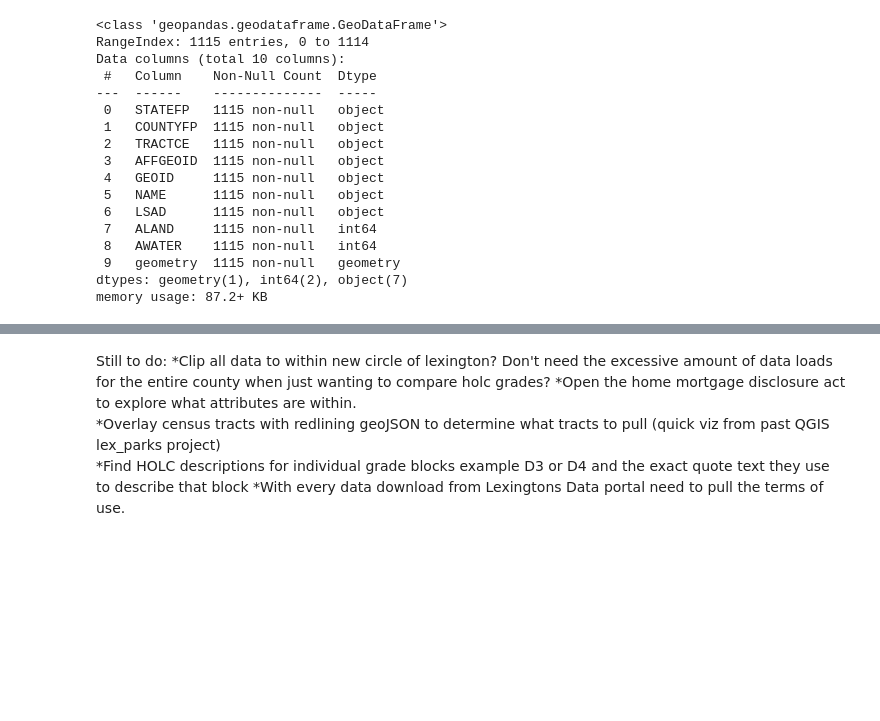
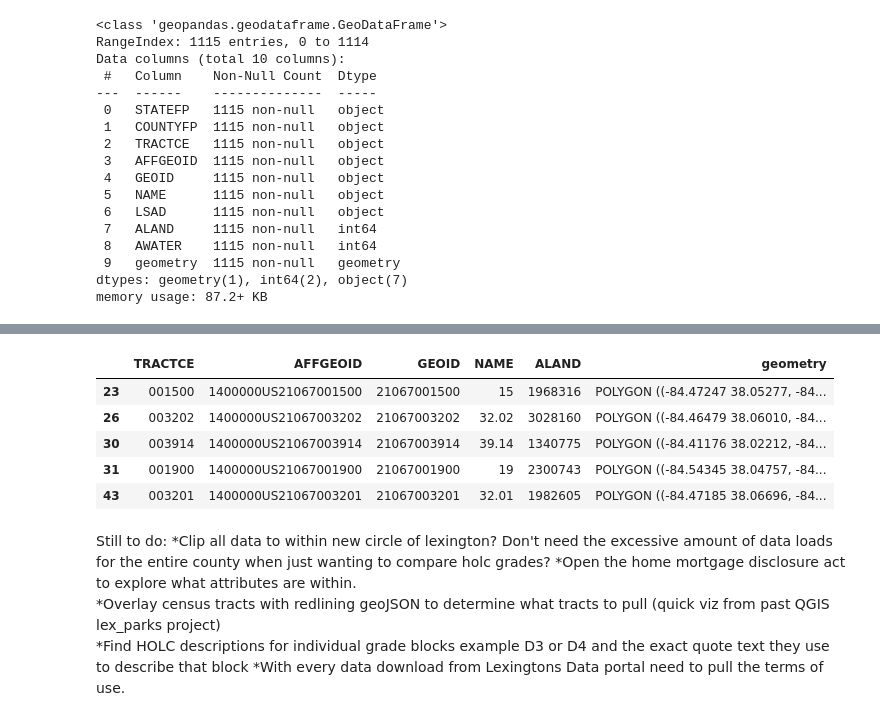
Before and after one commit to RCRamsey/map698-redlining-wealth-health-lexington, a Jupyter notebook: notebooks/lex-redlined-wealth.ipynb, the cells around one changed output, grey strips where cells are left out. Cells and saved outputs as stored; diff of their text form; code cells hidden in the pictures; blank space fills up the shorter version.

```diff
--- a/notebooks/lex-redlined-wealth.ipynb
+++ b/notebooks/lex-redlined-wealth.ipynb
@@ -476,3 +508,22 @@ cb_tracts_2019_ky = cb_tracts_2019[cb_tracts_2019.STATEFP == 14]
+# %%
+# drop excess columns
+
+# To Drop Columns state fips code, county fips code, area water, legal statistical area description (census tract)
+to_drop = ['STATEFP', 'COUNTYFP', 'AWATER', 'LSAD']
+
+# drop excess columns from geodataframe
+# assign remaining data to new dataframe name
+cb_tracts_2019_fayette_min = cb_tracts_2019_fayette.drop(to_drop, axis=1)
+# %%
+#confirm drop
+cb_tracts_2019_fayette_min.head()
+# %% [output]
+|  | TRACTCE | AFFGEOID | GEOID | NAME | ALAND | geometry |
+| 23 | 001500 | 1400000US21067001500 | 21067001500 | 15 | 1968316 | POLYGON ((-84.47247 38.05277, -84... |
+| 26 | 003202 | 1400000US21067003202 | 21067003202 | 32.02 | 3028160 | POLYGON ((-84.46479 38.06010, -84... |
+| 30 | 003914 | 1400000US21067003914 | 21067003914 | 39.14 | 1340775 | POLYGON ((-84.41176 38.02212, -84... |
+| 31 | 001900 | 1400000US21067001900 | 21067001900 | 19 | 2300743 | POLYGON ((-84.54345 38.04757, -84... |
+| 43 | 003201 | 1400000US21067003201 | 21067003201 | 32.01 | 1982605 | POLYGON ((-84.47185 38.06696, -84... |
 # %% [markdown]
 Still to do:
 *Clip all data to within new circle of lexington? Don't need the excessive amount of data loads for the entire county when just wanting to compare holc grades?
```
Also changed, not shown: parts of 9 cells of this notebook.
